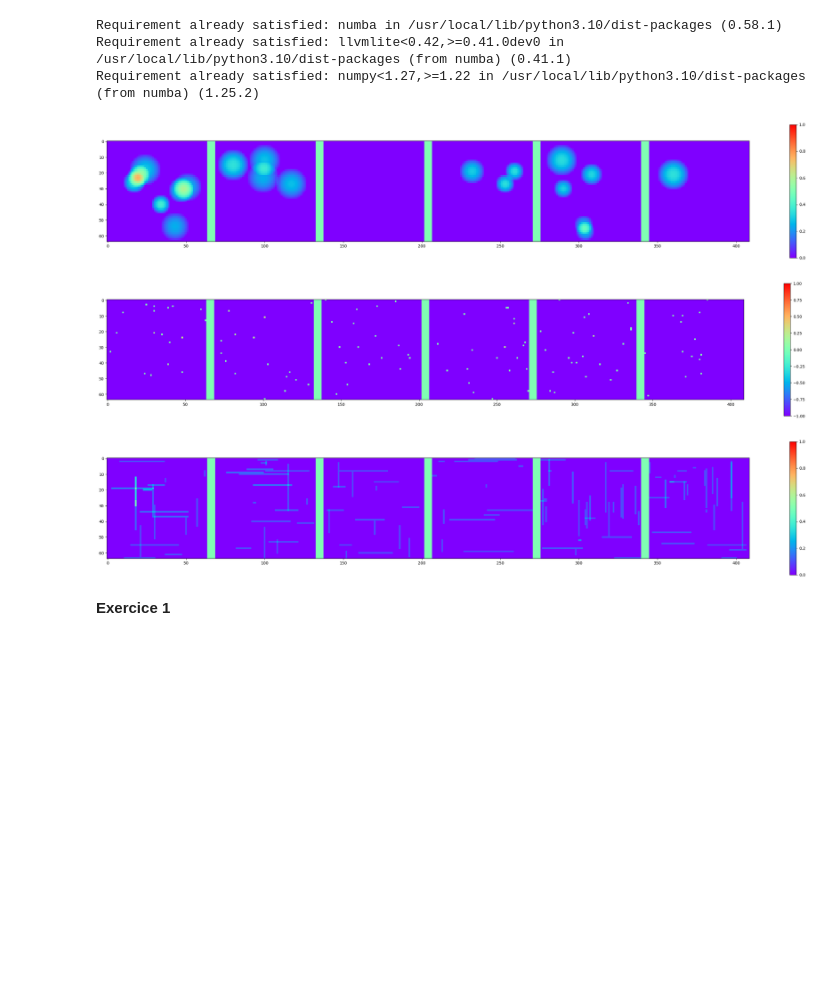
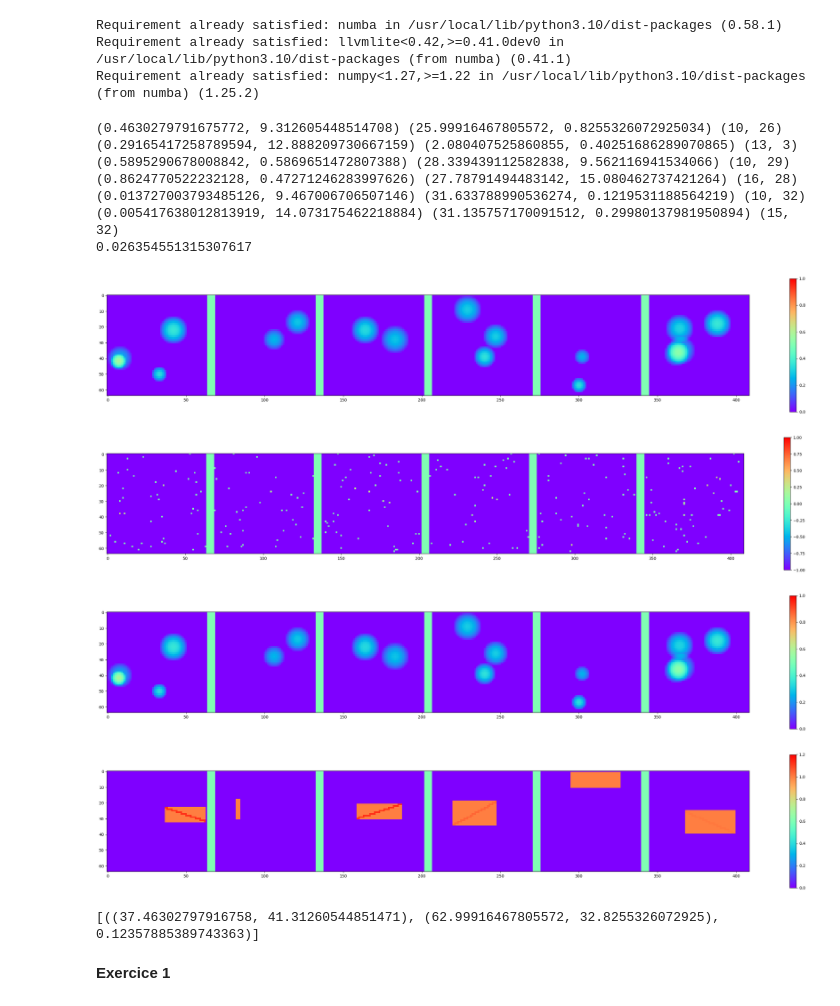
Before and after one commit to nanopiero/PREAC, a Jupyter notebook: TestPerceiver.ipynb, the cells around one changed output. Saved outputs shown, nothing was run; the diff lists cells and outputs as text; code cells hidden in the pictures; blank space fills up the shorter version.

```diff
--- a/TestPerceiver.ipynb
+++ b/TestPerceiver.ipynb
@@ -715,21 +736,37 @@ def gen_image_and_pairs(batch_size, p, f):
 # %%
+import time
+t = time.time()
 batch_size = 6
 p = 0.5 / 100
-full_target, partial_target, integrated_signals  = gen_image_with_integrated_signals(batch_size, p)
+n_pairs = 1
+full_target, partial_target, noisy_images, traces, pairs_list = gen_image_with_pairs(6, 0.01, n_pairs)
+print(time.time() - t)
 
 
 fig1 = plt.figure(1, figsize=(36, 6))
 # champ T
 voir_batch2D(full_target, 6, fig1, k=0, min_scale=0, max_scale=1)
 
 # mesures ponctuelles
 fig2 = plt.figure(2, figsize=(36, 6))
 voir_batch2D(partial_target, 6, fig2, k=0, min_scale=-1, max_scale=1)
 
 # représentation des données d'opportunité par des segments
 fig3 = plt.figure(3, figsize=(36, 6))
-voir_batch2D(integrated_signals, 6, fig3, k=0, min_scale=0, max_scale=1)
+voir_batch2D(noisy_images, 6, fig3, k=0, min_scale=0, max_scale=1)
+
+# représentation des données d'opportunité par des segments
+fig4 = plt.figure(4, figsize=(36, 6))
+voir_batch2D(traces, 6, fig4, k=0, min_scale=0., max_scale=1.2)
 # %% [output]
+(0.4630279791675772, 9.312605448514708) (25.99916467805572, 0.8255326072925034) (10, 26)
+(0.29165417258789594, 12.888209730667159) (2.080407525860855, 0.40251686289070865) (13, 3)
+(0.5895290678008842, 0.5869651472807388) (28.339439112582838, 9.562116941534066) (10, 29)
+(0.8624770522232128, 0.47271246283997626) (27.78791494483142, 15.080462737421264) (16, 28)
+(0.013727003793485126, 9.467006706507146) (31.633788990536274, 0.1219531188564219) (10, 32)
+(0.005417638012813919, 14.073175462218884) (31.135757170091512, 0.29980137981950894) (15, 32)
+0.026354551315307617
-[figure, old version]
+[figure, new version]
-[figure, old version]
+[figure, new version]
-[figure, old version]
+[figure, new version]
+[figure, added]
@@ -738,3 +773,7 @@ full_target, partial_target, integrated_signals  = gen_image_with_integrated_sig
+# %%
+print(pairs_list[0])
+# %% [output]
+[((37.46302797916758, 41.31260544851471), (62.99916467805572, 32.8255326072925), 0.12357885389743363)]
 # %% [markdown]
 **Exercice 1**
 # %% [markdown]
```
Also changed, not shown: parts of 2 cells of this notebook.
